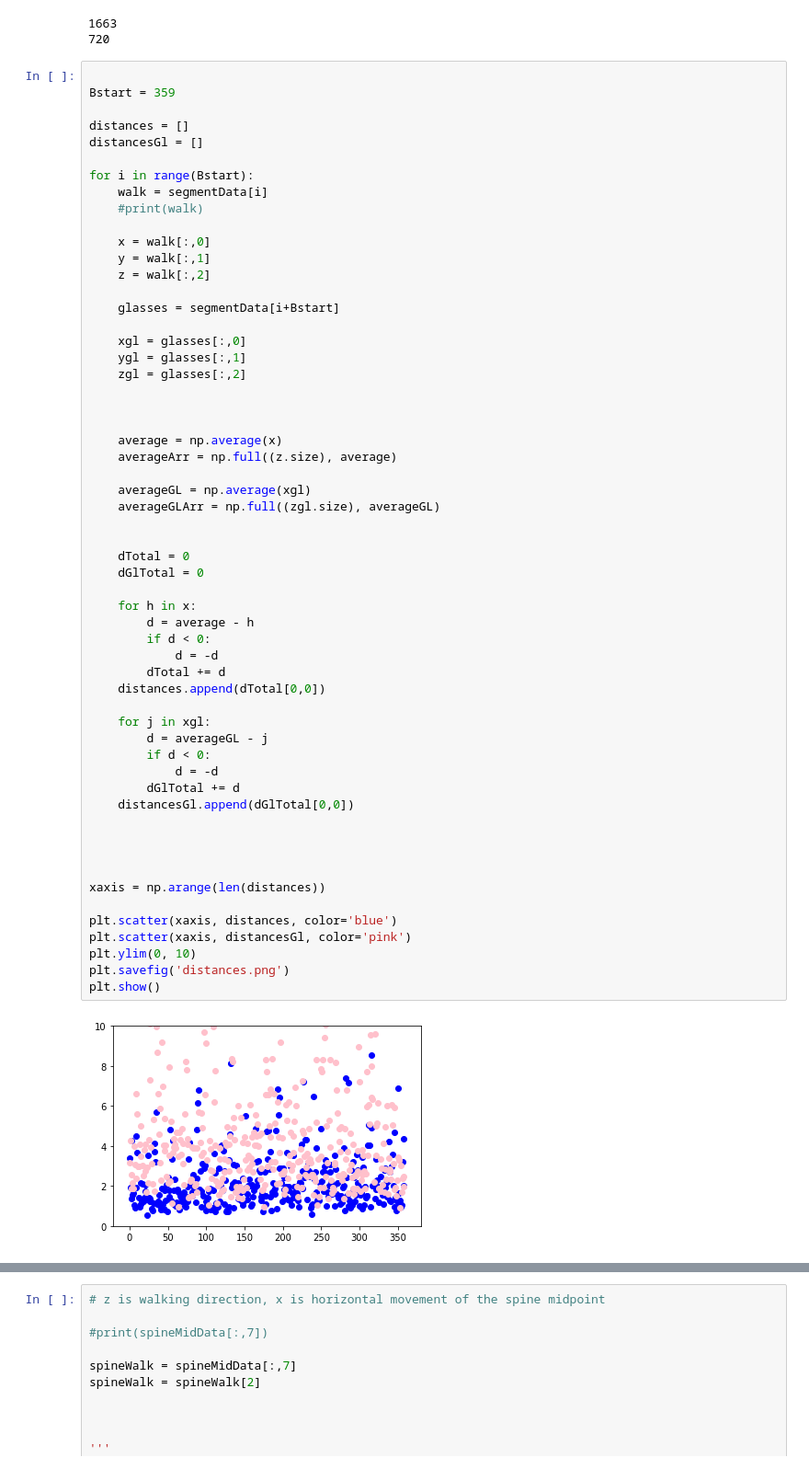
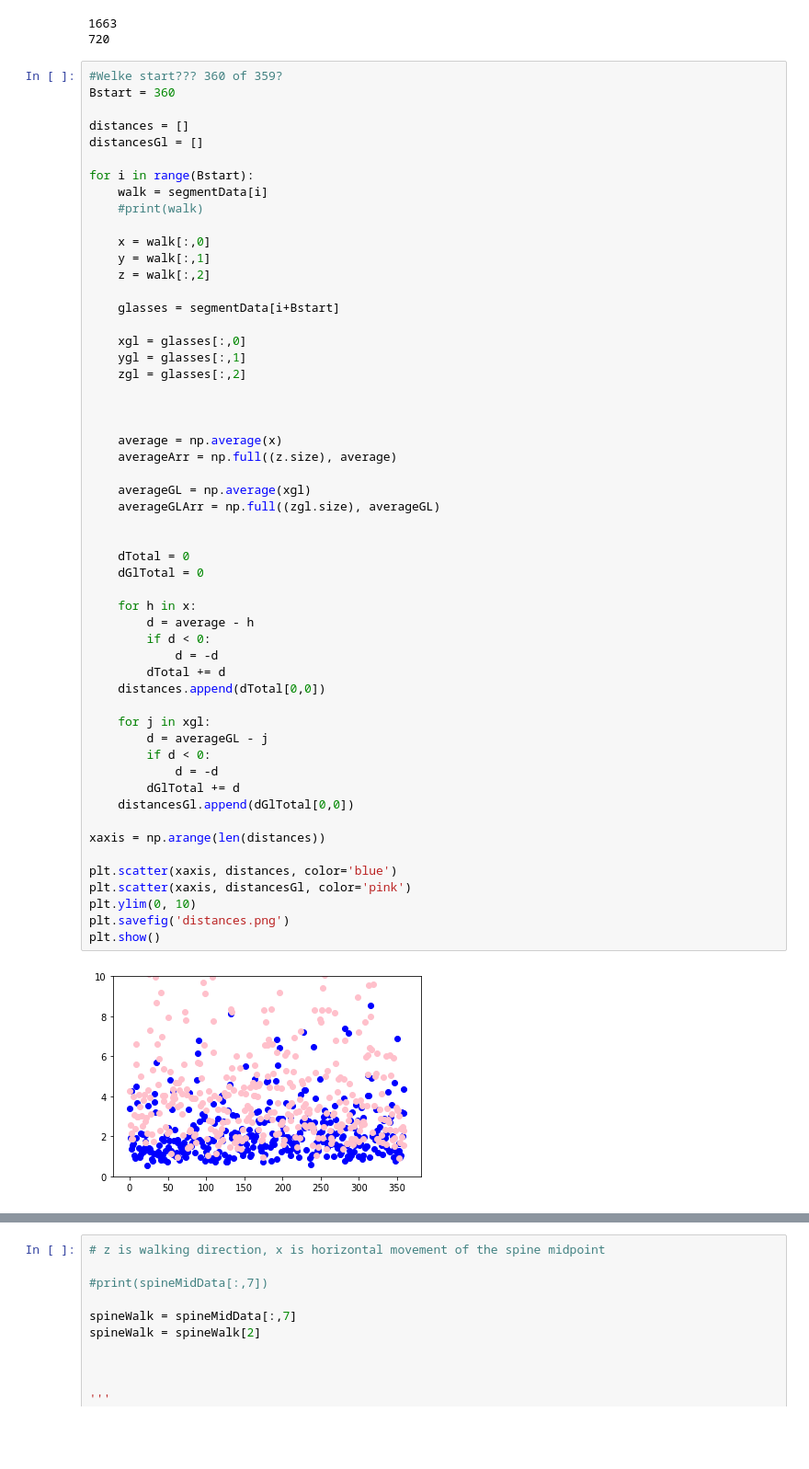
Before and after one commit to VivienvV/fallrisk, a Jupyter notebook: Data_preprocessing/STD_E.ipynb, the cells around one changed output, grey strips where cells are left out. Shown at 92% size. Cells and saved outputs as stored; diff of their text form; blank space fills up the shorter version.

```diff
--- a/Data_preprocessing/STD_E.ipynb
+++ b/Data_preprocessing/STD_E.ipynb
@@ -89,8 +90,8 @@ print(segmentData.size)
 1663
 720
 # %%
-
-Bstart = 359
+#Welke start??? 360 of 359?
+Bstart = 360
 
 distances = []
 distancesGl = []
@@ -116,34 +117,31 @@ for i in range(Bstart):
 
     averageGL = np.average(xgl)
     averageGLArr = np.full((zgl.size), averageGL)
 
 
     dTotal = 0
     dGlTotal = 0
 
     for h in x:
         d = average - h
         if d < 0:
             d = -d
         dTotal += d
     distances.append(dTotal[0,0])
 
     for j in xgl:
         d = averageGL - j
         if d < 0:
             d = -d
         dGlTotal += d
     distancesGl.append(dGlTotal[0,0])
 
-
-
-
 xaxis = np.arange(len(distances))
 
 plt.scatter(xaxis, distances, color='blue')
 plt.scatter(xaxis, distancesGl, color='pink')
 plt.ylim(0, 10)
 plt.savefig('distances.png')
 plt.show()
 # %% [output]
-[figure, old version]
+[figure, new version]
```
Also changed, not shown: parts of 2 cells of this notebook, 2 other files.
